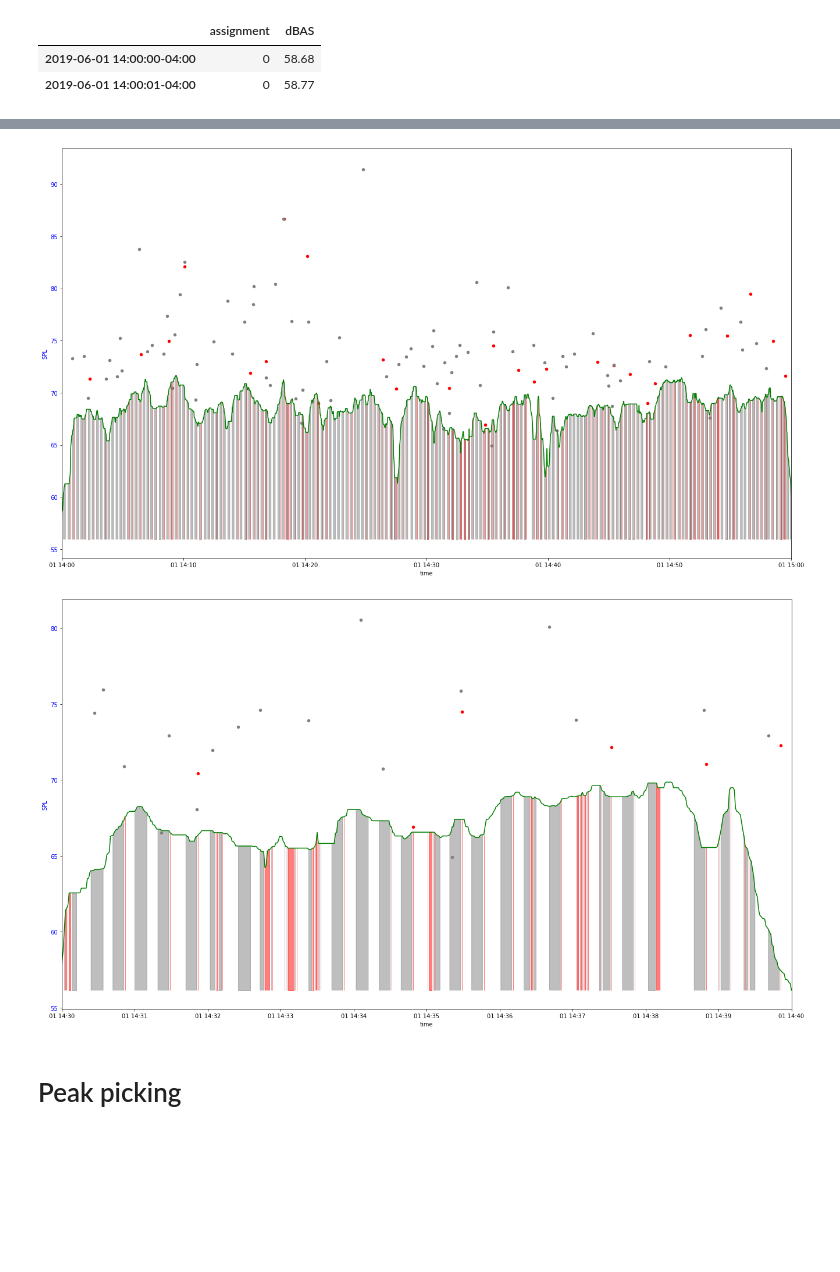
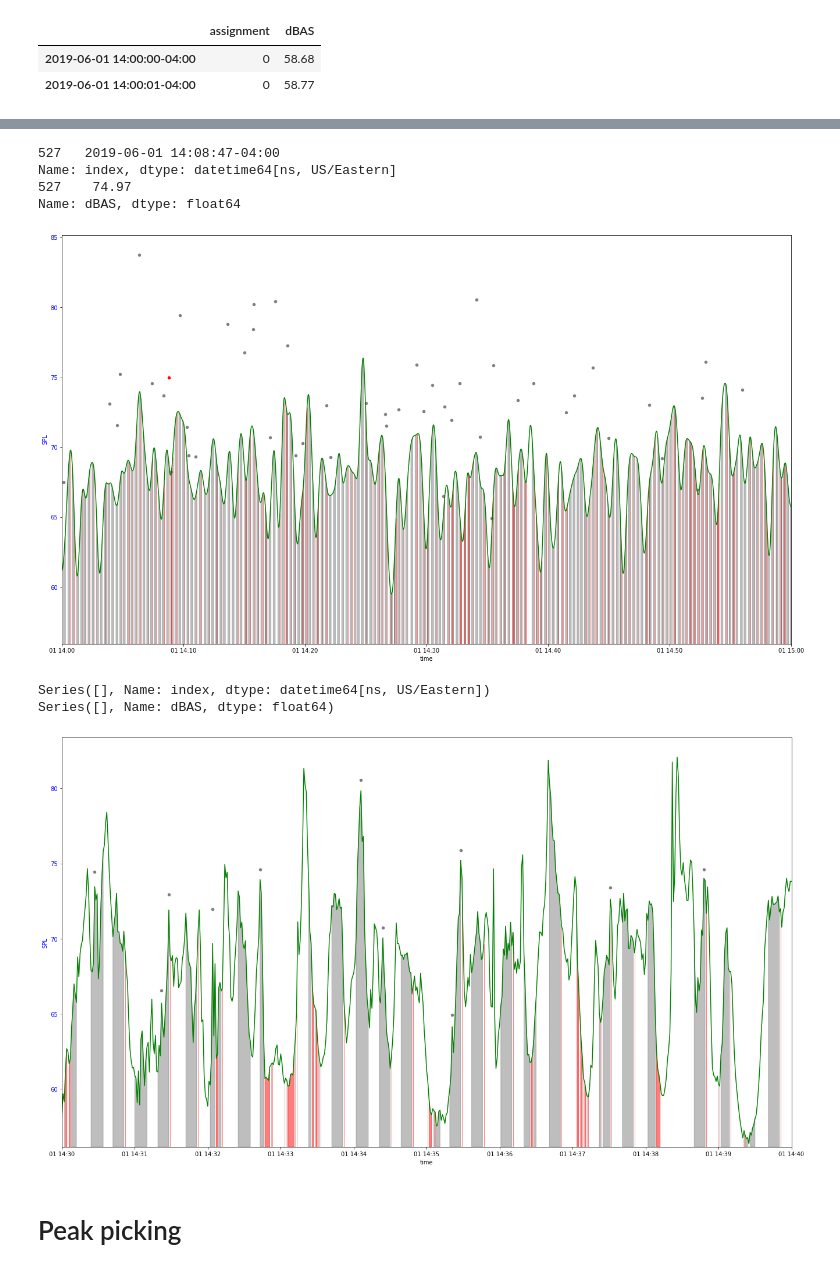
Before and after one commit to marin-hyatt/public-redhook-analysis, a Jupyter notebook: Truck_Analysis.ipynb, the cells around one changed output, grey strips where cells are left out. Drawn from its saved outputs; the diff is of its cells as text; code cells hidden in the pictures; blank space fills up the shorter version.

Commit message:
Fixed peak picking for trucks

```diff
--- a/Truck_Analysis.ipynb
+++ b/Truck_Analysis.ipynb
@@ -1050,13 +1060,21 @@ plot_truck_clusters_scatter(hour_joined_df, hour_joined_df.index[0], hour_joined
 # %%
 plot_truck_clusters_scatter(all_joined_df_cut['2019-06-01 14:00:00-04:00':'2019-06-01 15:00:00-04:00'], \
                             all_joined_df_cut['2019-06-01 14:00:00-04:00':'2019-06-01 15:00:00-04:00'].index[0], \
-                           all_joined_df_cut['2019-06-01 14:00:00-04:00':'2019-06-01 15:00:00-04:00'].index[-1], 7)
+                            all_joined_df_cut['2019-06-01 14:00:00-04:00':'2019-06-01 15:00:00-04:00'].index[-1], \
+                            7, 11, 1, 'gaussian')
 # %% [output]
+527   2019-06-01 14:08:47-04:00
+Name: index, dtype: datetime64[ns, US/Eastern]
+527    74.97
+Name: dBAS, dtype: float64
-[figure, old version]
+[figure, new version]
 # %%
-plot_truck_clusters_scatter(hour_joined_df, '2019-06-01 14:30:00-04:00', '2019-06-01 14:40:00-04:00', 7)
+plot_truck_clusters_scatter(hour_joined_df, '2019-06-01 14:30:00-04:00', '2019-06-01 14:40:00-04:00', \
+                            7, 0.5, 1, 'gaussian')
 # %% [output]
+Series([], Name: index, dtype: datetime64[ns, US/Eastern])
+Series([], Name: dBAS, dtype: float64)
-[figure, old version]
+[figure, new version]
 # %% [markdown]
 # Peak picking
 # %%
```
Also changed, not shown: parts of 6 cells of this notebook.
